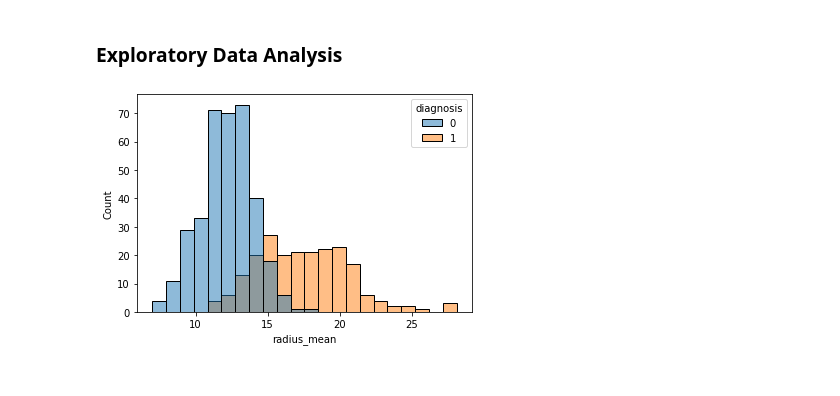
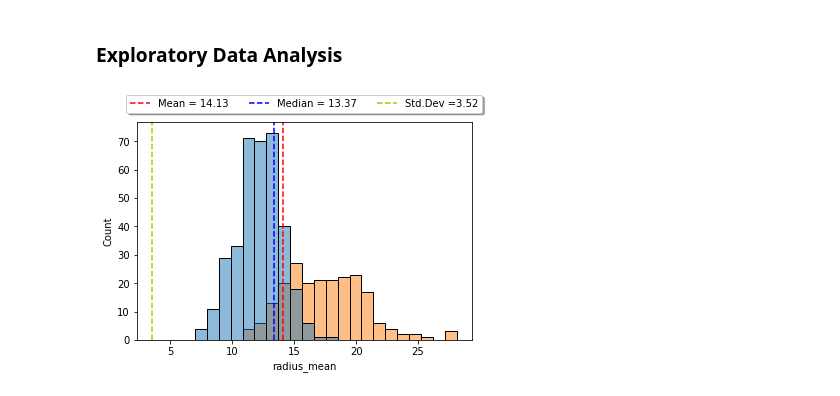
Before and after one commit to UvoChrollo/Pythonista, a Jupyter notebook: Notebook/Machine Learning/Logistic Regression - Breast Cancer Dataset.ipynb, the cells around one changed output. Drawn from its saved outputs; the diff is of its cells as text; code cells hidden in the pictures.

```diff
--- a/Notebook/Machine Learning/Logistic Regression - Breast Cancer Dataset.ipynb
+++ b/Notebook/Machine Learning/Logistic Regression - Breast Cancer Dataset.ipynb
@@ -99,4 +148,4 @@ ax = sns.heatmap(corr,annot=True,fmt='g',cmap='Pastel1')
 # %%
-ax = sns.histplot(x='radius_mean',data=cancer,hue='diagnosis')
+stat_hist_desc(column=cancer['radius_mean'],data=cancer,hue='diagnosis')
 # %% [output]
-[figure, old version]
+[figure, new version]
```
Also changed, not shown: parts of 3 cells of this notebook.
